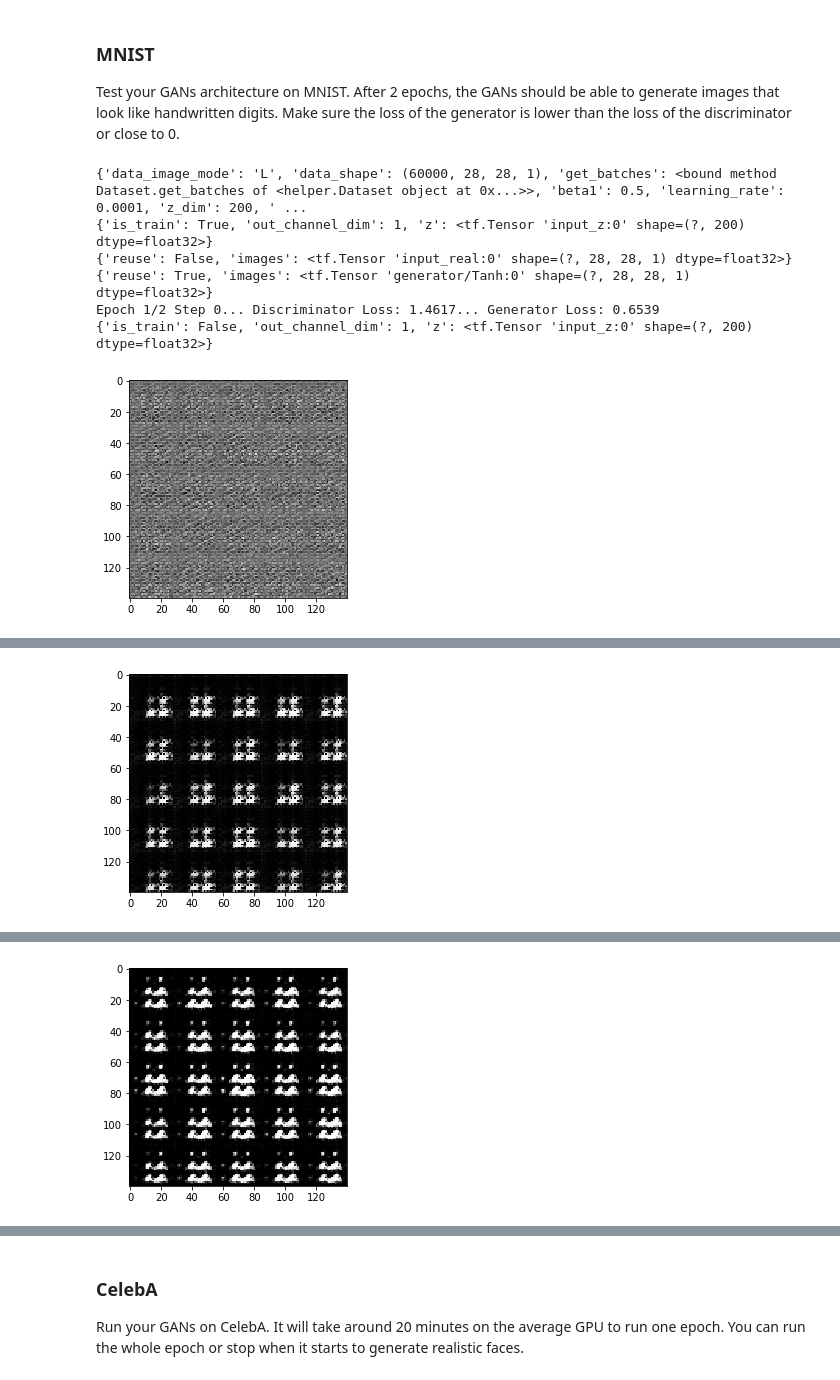
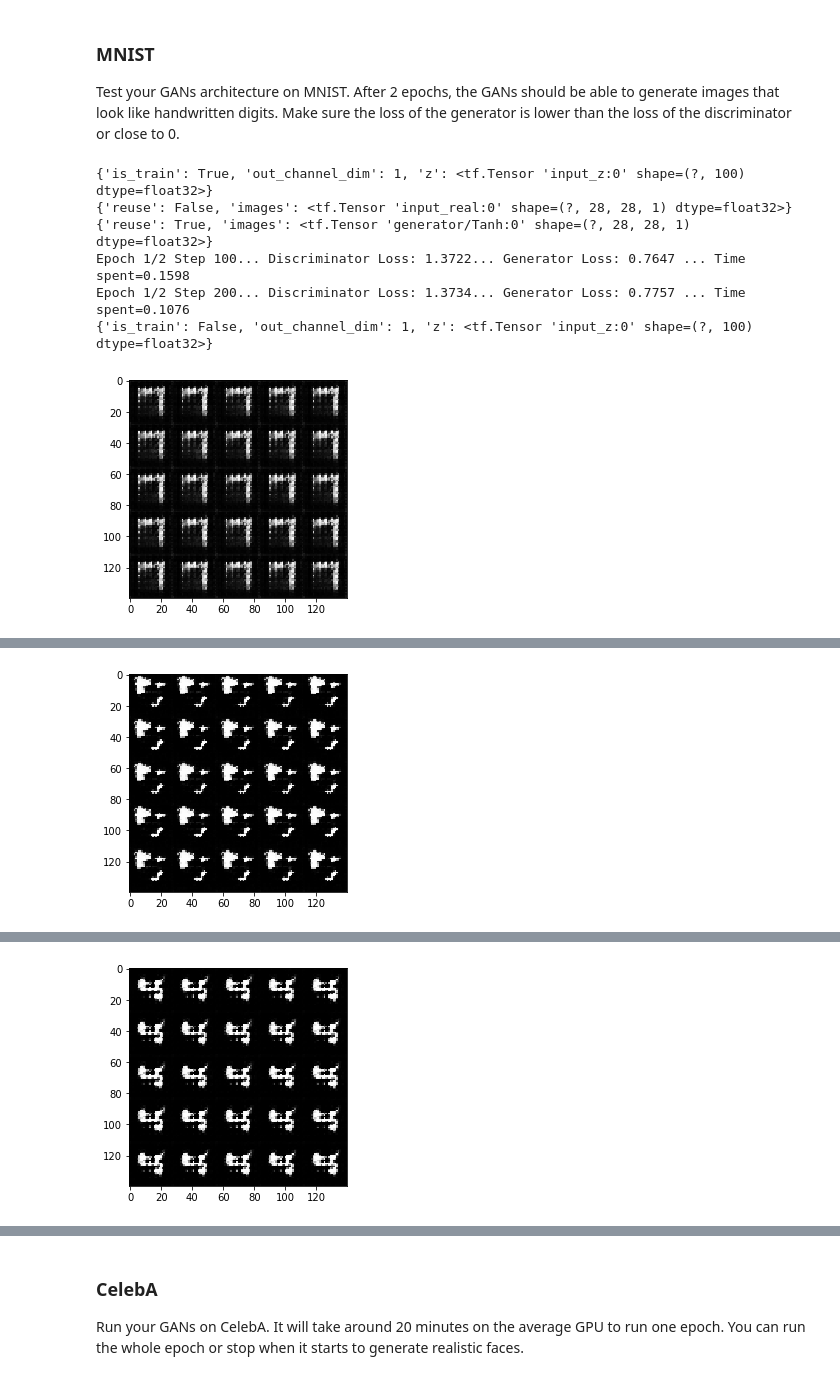
Before and after one commit to phdkiran/deep-learning, a Jupyter notebook: face_generation/dlnd_face_generation.ipynb, the cells around one changed output, grey strips where cells are left out. Cells and saved outputs as stored; diff of their text form; code cells hidden in the pictures.

```diff
--- a/face_generation/dlnd_face_generation.ipynb
+++ b/face_generation/dlnd_face_generation.ipynb
@@ -178,7 +171,7 @@ def discriminator(images, reuse=False):
 
         out = tf.sigmoid(logits)
 
-    return logits, out
+    return out, logits
 
 
 """
@@ -275,22 +273,33 @@ def model_loss(input_real, input_z, out_channel_dim):
     gen_out = generator(input_z, out_channel_dim=out_channel_dim, is_train=True)
 
     # real images fed to discriminator
-    real_image_logits, real_image_out = discriminator(input_real, reuse=False)
+    real_image_out, real_image_logits = discriminator(input_real, reuse=False)
 
     # apply generated images to the discriminator
     # Reuse the model from discriminator
-    fake_image_logits, fake_image_out = discriminator(gen_out, reuse=True)
+    fake_image_out, fake_image_logits = discriminator(gen_out, reuse=True)
 
     # real image loss ---- compare with 1's
-    d_real_loss = tf.reduce_mean(tf.nn.sigmoid_cross_entropy_with_logits(labels=tf.ones_like(real_image_out) * 0.9, logits = real_image_logits))
+    d_real_loss = tf.reduce_mean(tf.nn.sigmoid_cross_entropy_with_logits(labels=tf.ones_like(real_image_logits) * 0.9, logits = real_image_logits))
     # real image loss ---- compare with 1's
-    d_fake_loss = tf.reduce_mean(tf.nn.sigmoid_cross_entropy_with_logits(labels=tf.zeros_like(fake_image_out), logits = fake_image_logits))
+    d_fake_loss = tf.reduce_mean(tf.nn.sigmoid_cross_entropy_with_logits(labels=tf.zeros_like(fake_image_logits), logits = fake_image_logits))
 
     # total discriminator loss
     d_total_loss = d_real_loss + d_fake_loss
 
+#     d_loss_real = tf.reduce_mean(
+#                       tf.nn.sigmoid_cross_entropy_with_logits(logits=d_logits_real,
+#                                                               labels=tf.ones_like(d_logits_real) * (1 - smooth)))
+#     d_loss_fake = tf.reduce_mean(
+#                       tf.nn.sigmoid_cross_entropy_with_logits(logits=d_logits_fake,
+#                                                               labels=tf.zeros_like(d_logits_fake)))
+#     d_loss = d_loss_real + d_loss_fake
+
+#     g_loss = tf.reduce_mean(
+#                  tf.nn.sigmoid_cross_entropy_with_logits(logits=d_logits_fake,
+#                                                          labels=tf.ones_like(d_logits_fake)))
     # generator image loss ---- compare with 1's
-    g_loss = tf.reduce_mean(tf.nn.sigmoid_cross_entropy_with_logits(labels=tf.ones_like(fake_image_out), logits = fake_image_logits))
+    g_loss = tf.reduce_mean(tf.nn.sigmoid_cross_entropy_with_logits(labels=tf.ones_like(fake_image_logits), logits = fake_image_logits))
 
     return d_total_loss, g_loss
 
@@ -483,26 +492,26 @@ If you're using [FloydHub](https://www.floydhub.com/), set `data_dir` to "/input
 ### MNIST
 Test your GANs architecture on MNIST.  After 2 epochs, the GANs should be able to generate images that look like handwritten digits.  Make sure the loss of the generator is lower than the loss of the discriminator or close to 0.
 # %%
-batch_size = 128
-z_dim = 200
+batch_size = 100
+z_dim = 100
 learning_rate = 0.0001
-beta1 = 0.5
+beta1 = 0.2
 
 
 """
 DON'T MODIFY ANYTHING IN THIS CELL THAT IS BELOW THIS LINE
 """
 epochs = 2
 
 mnist_dataset = helper.Dataset('mnist', glob(os.path.join(data_dir, 'mnist/*.jpg')))
 with tf.Graph().as_default():
     train(epochs, batch_size, z_dim, learning_rate, beta1, mnist_dataset.get_batches,
           mnist_dataset.shape, mnist_dataset.image_mode)
 # %% [output]
-{'data_image_mode': 'L', 'data_shape': (60000, 28, 28, 1), 'get_batches': <bound method Dataset.get_batches of <helper.Dataset object at 0x...>>, 'beta1': 0.5, 'learning_rate': 0.0001, 'z_dim': 200, ' ...
-{'is_train': True, 'out_channel_dim': 1, 'z': <tf.Tensor 'input_z:0' shape=(?, 200) dtype=float32>}
+{'is_train': True, 'out_channel_dim': 1, 'z': <tf.Tensor 'input_z:0' shape=(?, 100) dtype=float32>}
 {'reuse': False, 'images': <tf.Tensor 'input_real:0' shape=(?, 28, 28, 1) dtype=float32>}
 {'reuse': True, 'images': <tf.Tensor 'generator/Tanh:0' shape=(?, 28, 28, 1) dtype=float32>}
-Epoch 1/2 Step 0... Discriminator Loss: 1.4617... Generator Loss: 0.6539
-{'is_train': False, 'out_channel_dim': 1, 'z': <tf.Tensor 'input_z:0' shape=(?, 200) dtype=float32>}
+Epoch 1/2 Step 100... Discriminator Loss: 1.3722... Generator Loss: 0.7647 ... Time spent=0.1598
+Epoch 1/2 Step 200... Discriminator Loss: 1.3734... Generator Loss: 0.7757 ... Time spent=0.1076
+{'is_train': False, 'out_channel_dim': 1, 'z': <tf.Tensor 'input_z:0' shape=(?, 100) dtype=float32>}
-[figure, old version]
+[figure, new version]
@@ -512 +521 @@ Epoch 1/2 Step 200... Discriminator Loss: 1.3612... Generator Loss: 0.8417
-[figure, old version]
+[figure, new version]
@@ -516 +525 @@ Epoch 1/2 Step 400... Discriminator Loss: 1.3741... Generator Loss: 0.7964
-[figure, old version]
+[figure, new version]
```
Also changed, not shown: parts of 5 cells of this notebook.
